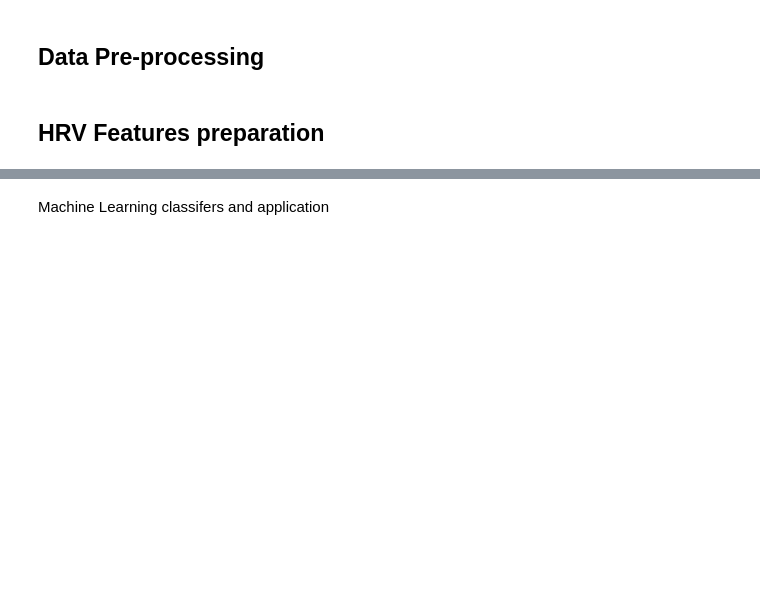
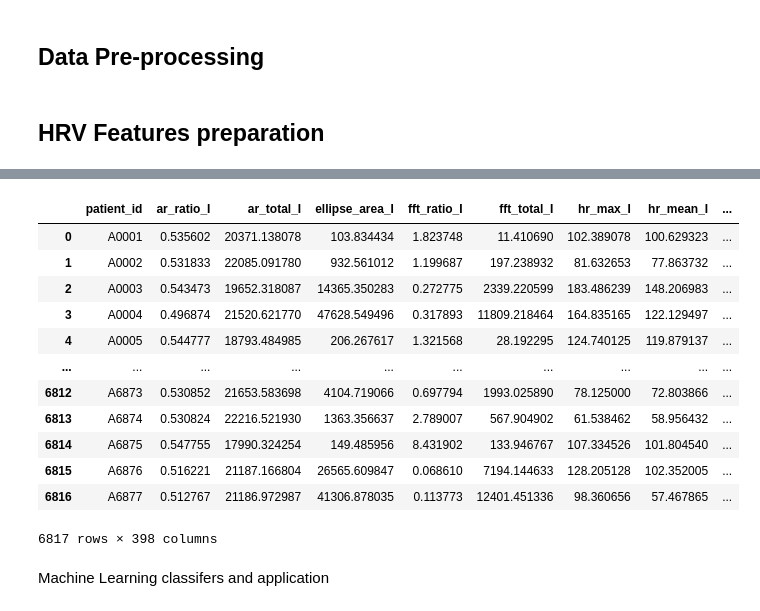
Before and after one commit to Healthpy/ECG-Multiclassifier-and-XAI, a Jupyter notebook: ecg_diagnosis_notebook.ipynb, the cells around one changed output, grey strips where cells are left out. Saved outputs shown, nothing was run; the diff lists cells and outputs as text; code cells hidden in the pictures; blank space fills up the shorter version.

```diff
--- a/ecg_diagnosis_notebook.ipynb
+++ b/ecg_diagnosis_notebook.ipynb
@@ -122,9 +144,26 @@ result.to_csv("hrv_features.csv", index=False)
 # %%
-df = pd.read_csv("hrv_features.csv")
-
 # Check for duplicate columns and drop them
 df = df.loc[:,~df.T.duplicated(keep='first')]
-
-# Rename the remaining column
-#df = df.rename(columns={'A': 'new_column_name'})
-df.to_csv("hrv_features_no_duplicates.csv", index=False)
+classes = ['SNR', 'AF', 'IAVB', 'LBBB', 'RBBB', 'PAC', 'PVC', 'STD', 'STE']
+data_dir = "data/CPSC/"
+df_labels = pd.read_csv(os.path.join(data_dir,"labels.csv"))
+df_X = df
+sel_ids = df_X["patient_id"].tolist()
+df_labels = df_labels[df_labels['patient_id'].isin(sel_ids)]
+df_X.replace([np.inf, -np.inf], 100000, inplace=True)
+df_X = df_X.merge(df_labels[['patient_id', 'fold']], on='patient_id')
+df_X
+# %% [output]
+|  | patient_id | ar_ratio_I | ar_total_I | ellipse_area_I | fft_ratio_I | fft_total_I | hr_max_I | hr_mean_I | ... |
+| 0 | A0001 | 0.535602 | 20371.138078 | 103.834434 | 1.823748 | 11.410690 | 102.389078 | 100.629323 | ... |
+| 1 | A0002 | 0.531833 | 22085.091780 | 932.561012 | 1.199687 | 197.238932 | 81.632653 | 77.863732 | ... |
+| 2 | A0003 | 0.543473 | 19652.318087 | 14365.350283 | 0.272775 | 2339.220599 | 183.486239 | 148.206983 | ... |
+| 3 | A0004 | 0.496874 | 21520.621770 | 47628.549496 | 0.317893 | 11809.218464 | 164.835165 | 122.129497 | ... |
+| 4 | A0005 | 0.544777 | 18793.484985 | 206.267617 | 1.321568 | 28.192295 | 124.740125 | 119.879137 | ... |
+| ... | ... | ... | ... | ... | ... | ... | ... | ... | ... |
+| 6812 | A6873 | 0.530852 | 21653.583698 | 4104.719066 | 0.697794 | 1993.025890 | 78.125000 | 72.803866 | ... |
+| 6813 | A6874 | 0.530824 | 22216.521930 | 1363.356637 | 2.789007 | 567.904902 | 61.538462 | 58.956432 | ... |
+| 6814 | A6875 | 0.547755 | 17990.324254 | 149.485956 | 8.431902 | 133.946767 | 107.334526 | 101.804540 | ... |
+| 6815 | A6876 | 0.516221 | 21187.166804 | 26565.609847 | 0.068610 | 7194.144633 | 128.205128 | 102.352005 | ... |
+| 6816 | A6877 | 0.512767 | 21186.972987 | 41306.878035 | 0.113773 | 12401.451336 | 98.360656 | 57.467865 | ... |
+6817 rows × 398 columns
```
Also changed, not shown: parts of 8 cells of this notebook.
